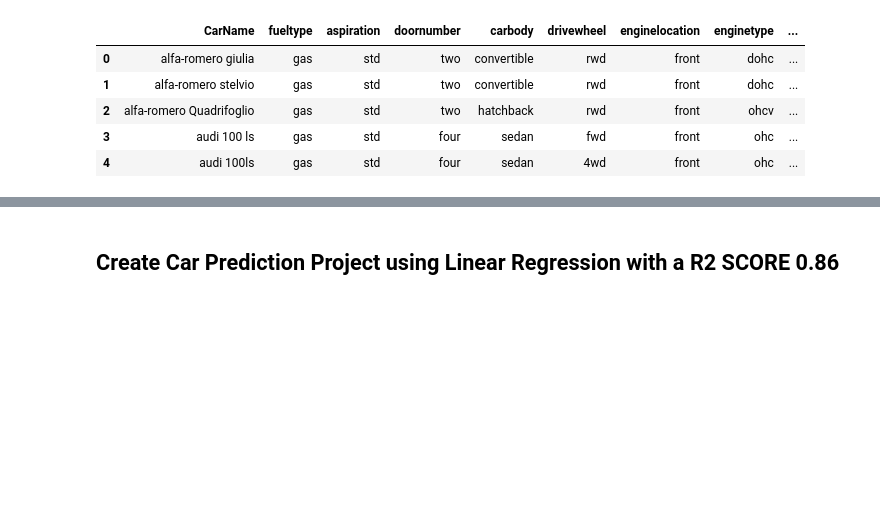
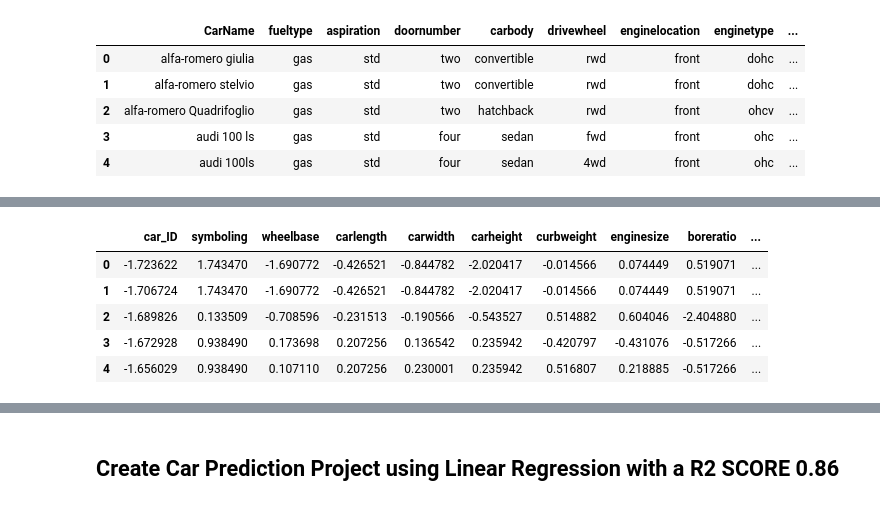
Before and after one commit to Abhineetsahay/LinearRegression, a Jupyter notebook: CarPredict.ipynb, the cells around one changed output, grey strips where cells are left out. Cells and saved outputs as stored; diff of their text form; code cells hidden in the pictures; blank space fills up the shorter version.

```diff
--- a/CarPredict.ipynb
+++ b/CarPredict.ipynb
@@ -135,6 +137,18 @@ column_transformer = ColumnTransformer(
 y = df['price']
 
 X_num_scaled = column_transformer.fit_transform(df[numerical_cols])
+# %%
+
+ddt=pd.DataFrame(X_num_scaled, columns=numerical_cols)
+
+ddt.head()
+# %% [output]
+|  | car_ID | symboling | wheelbase | carlength | carwidth | carheight | curbweight | enginesize | boreratio | ... |
+| 0 | -1.723622 | 1.743470 | -1.690772 | -0.426521 | -0.844782 | -2.020417 | -0.014566 | 0.074449 | 0.519071 | ... |
+| 1 | -1.706724 | 1.743470 | -1.690772 | -0.426521 | -0.844782 | -2.020417 | -0.014566 | 0.074449 | 0.519071 | ... |
+| 2 | -1.689826 | 0.133509 | -0.708596 | -0.231513 | -0.190566 | -0.543527 | 0.514882 | 0.604046 | -2.404880 | ... |
+| 3 | -1.672928 | 0.938490 | 0.173698 | 0.207256 | 0.136542 | 0.235942 | -0.420797 | -0.431076 | -0.517266 | ... |
+| 4 | -1.656029 | 0.938490 | 0.107110 | 0.207256 | 0.230001 | 0.235942 | 0.516807 | 0.218885 | -0.517266 | ... |
 # %%
 encoder=LabelEncoder()
 categorical_cols=list(get_categorical_columns(df))
```
Also changed, not shown: parts of 4 cells of this notebook, 2 other files.
